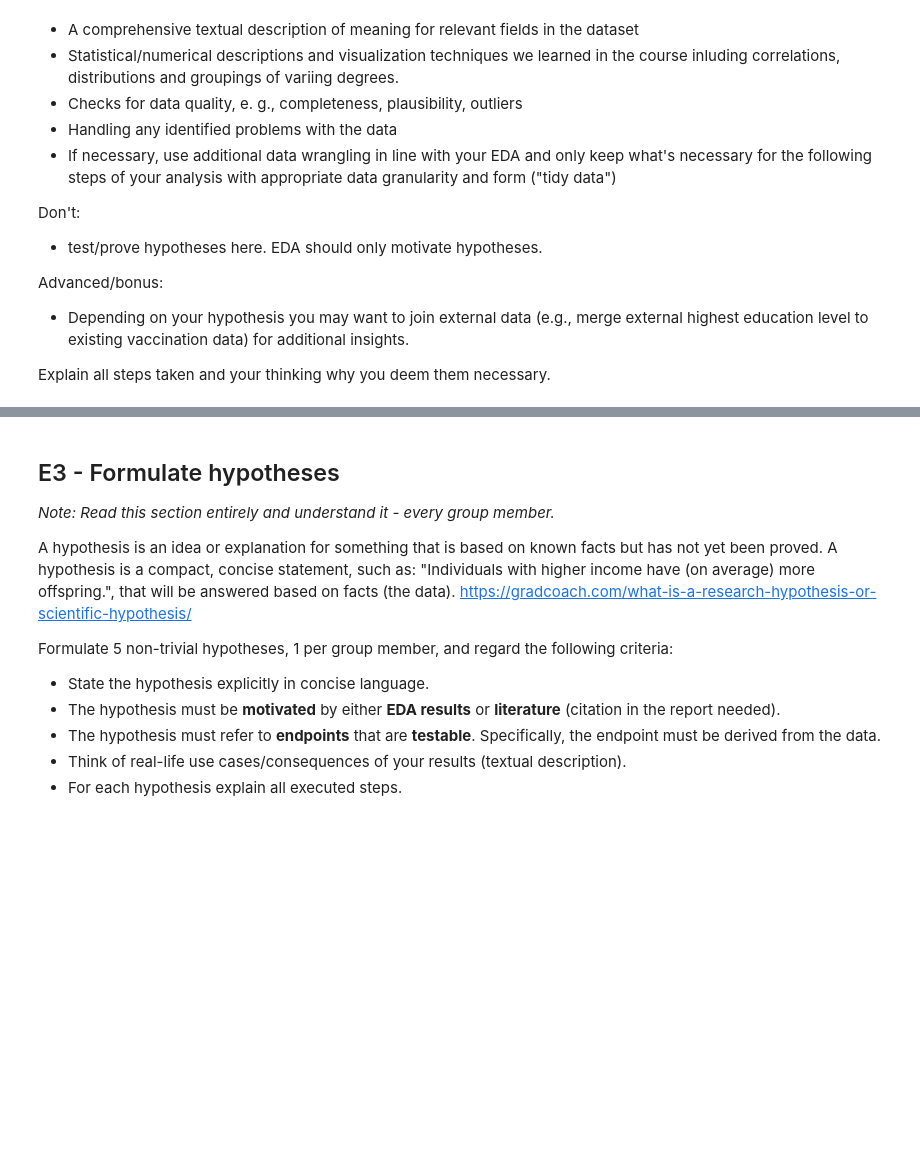
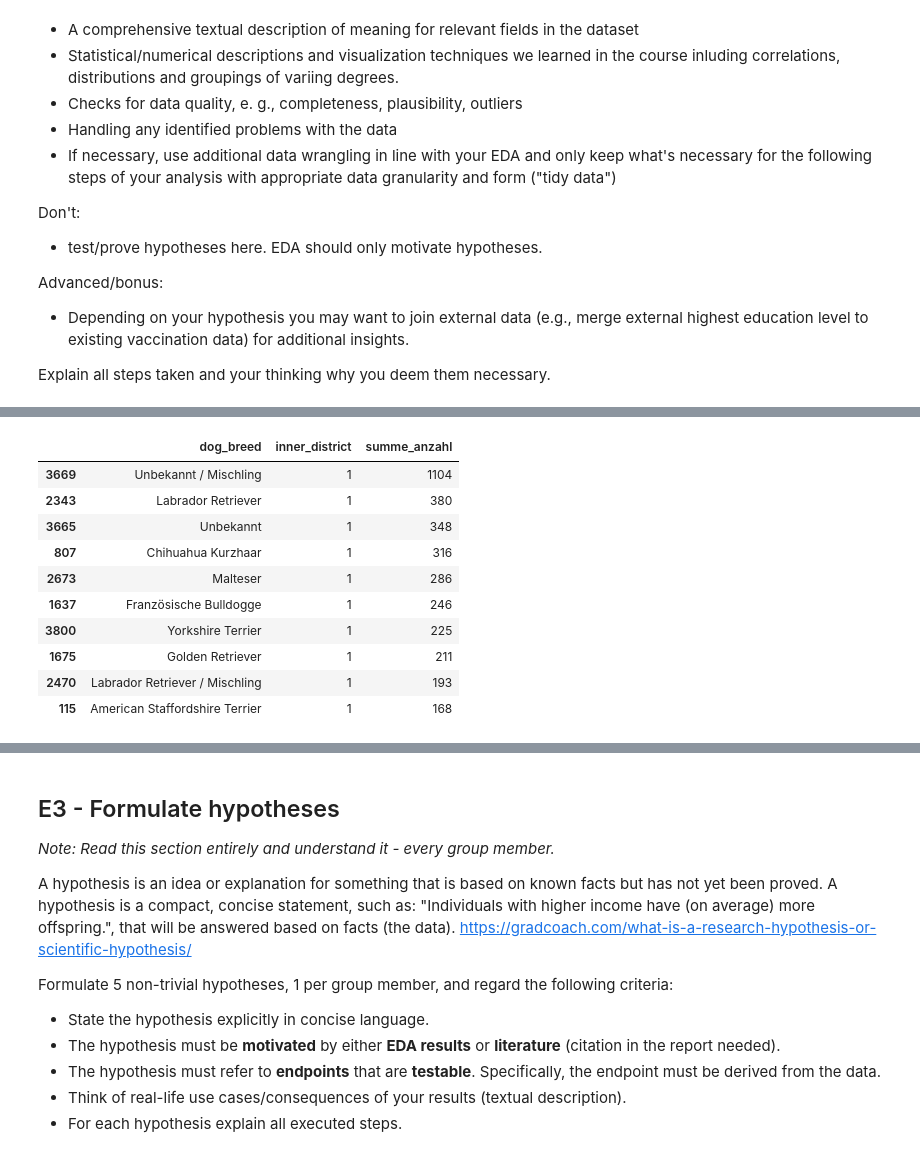
Before and after one commit to Abbastanza/data_engineering_py, a Jupyter notebook: prj01.ipynb, the cells around one changed output, grey strips where cells are left out. Saved outputs shown, nothing was run; the diff lists cells and outputs as text; code cells hidden in the pictures; blank space fills up the shorter version.

```diff
--- a/prj01.ipynb
+++ b/prj01.ipynb
@@ -171,0 +253,21 @@ Explain all steps taken and your thinking why you deem them necessary.
+# %%
+# Group by 'dog_breed' and 'inner_outer', then sum the 'anzahl' for each group
+result = df.groupby(['dog_breed', 'inner_district']).agg(summe_anzahl=('anzahl', 'sum')).reset_index()
+
+# Sort the result by 'summe_anzahl' in descending order
+result = result.sort_values(by='summe_anzahl', ascending=False)
+# %%
+result_inner = result[result['inner_district'] == 1]
+result_inner.head(10)
+# %% [output]
+|  | dog_breed | inner_district | summe_anzahl |
+| 3669 | Unbekannt / Mischling | 1 | 1104 |
+| 2343 | Labrador Retriever | 1 | 380 |
+| 3665 | Unbekannt | 1 | 348 |
+| 807 | Chihuahua Kurzhaar | 1 | 316 |
+| 2673 | Malteser | 1 | 286 |
+| 1637 | Französische Bulldogge | 1 | 246 |
+| 3800 | Yorkshire Terrier | 1 | 225 |
+| 1675 | Golden Retriever | 1 | 211 |
+| 2470 | Labrador Retriever / Mischling | 1 | 193 |
+| 115 | American Staffordshire Terrier | 1 | 168 |
```
Also changed, not shown: parts of 38 cells of this notebook, 1 other file.
